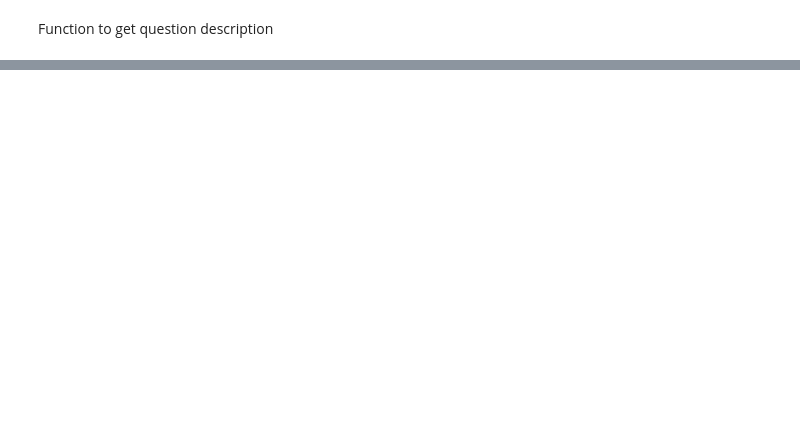
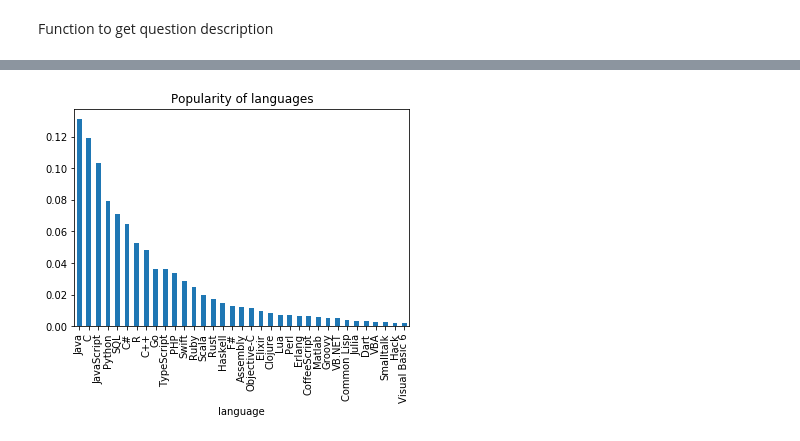
Before and after one commit to naveedrafi42/DS-Blog, a Jupyter notebook: Notebooks/project-notebook-Q2.ipynb, the cells around one changed output, grey strips where cells are left out. Saved outputs shown, nothing was run; the diff lists cells and outputs as text; code cells hidden in the pictures; blank space fills up the shorter version.

```diff
--- a/Notebooks/project-notebook-Q2.ipynb
+++ b/Notebooks/project-notebook-Q2.ipynb
@@ -268,0 +185,4 @@ plt.title("Audio Environment");
+# %%
+top_languages_future = clean_and_plot(survey_df_drop_want_work, column_name='WantWorkLanguage')
+# %% [output]
+[figure, added]
```
Also changed, not shown: parts of 31 cells of this notebook, 1 other file.
